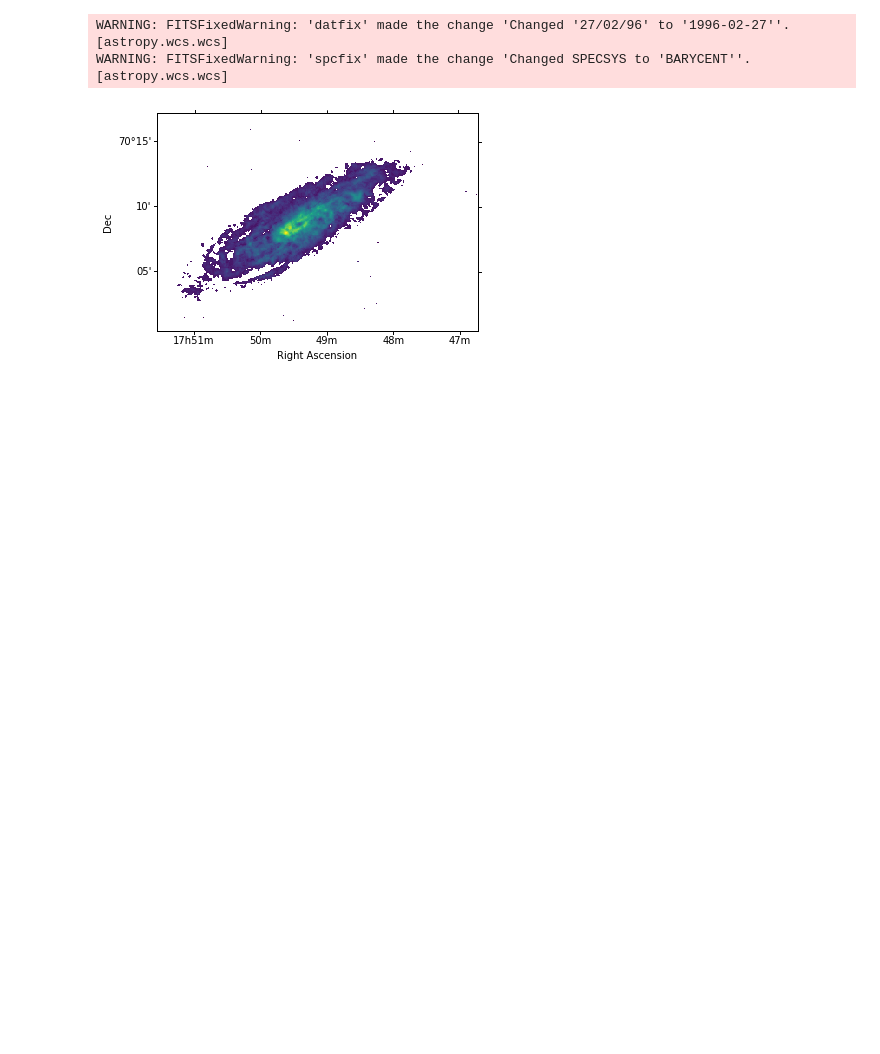
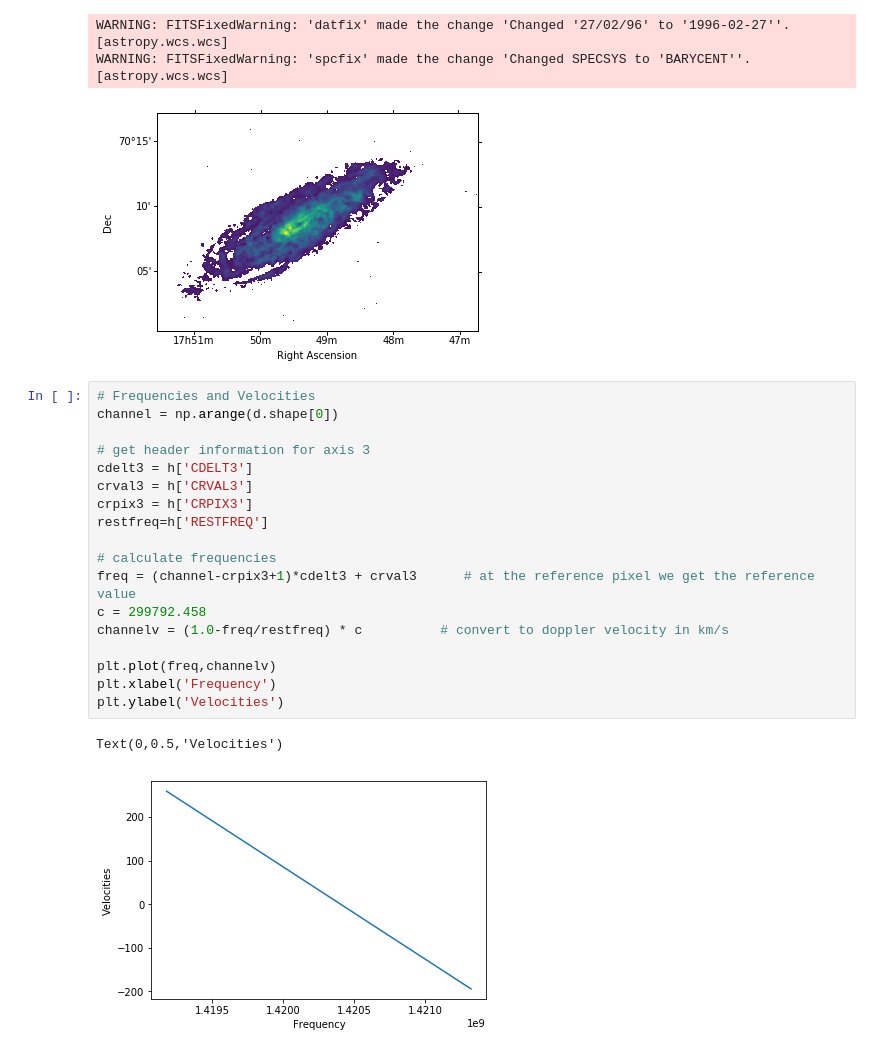
Before and after one commit to kylermurphy/astr288p_2018, a Jupyter notebook: notebooks/Lecture10_08_n6503.ipynb, the cells around one changed output. Saved outputs shown, nothing was run; the diff lists cells and outputs as text; blank space fills up the shorter version.

```diff
--- a/notebooks/Lecture10_08_n6503.ipynb
+++ b/notebooks/Lecture10_08_n6503.ipynb
@@ -551,3 +580,24 @@ ra.set_major_formatter('hh:mm')
 WARNING: FITSFixedWarning: 'datfix' made the change 'Changed '27/02/96' to '1996-02-27''. [astropy.wcs.wcs]
 WARNING: FITSFixedWarning: 'spcfix' made the change 'Changed SPECSYS to 'BARYCENT''. [astropy.wcs.wcs]
 [figure]
+# %%
+# Frequencies and Velocities
+channel = np.arange(d.shape[0])
+
+# get header information for axis 3
+cdelt3 = h['CDELT3']
+crval3 = h['CRVAL3']
+crpix3 = h['CRPIX3']
+restfreq=h['RESTFREQ']
+
+# calculate frequencies
+freq = (channel-crpix3+1)*cdelt3 + crval3      # at the reference pixel we get the reference value
+c = 299792.458
+channelv = (1.0-freq/restfreq) * c          # convert to doppler velocity in km/s
+
+plt.plot(freq,channelv)
+plt.xlabel('Frequency')
+plt.ylabel('Velocities')
+# %% [output]
+Text(0,0.5,'Velocities')
+[figure, added]
```
Also changed, not shown: parts of 18 cells of this notebook, 1 other file.
